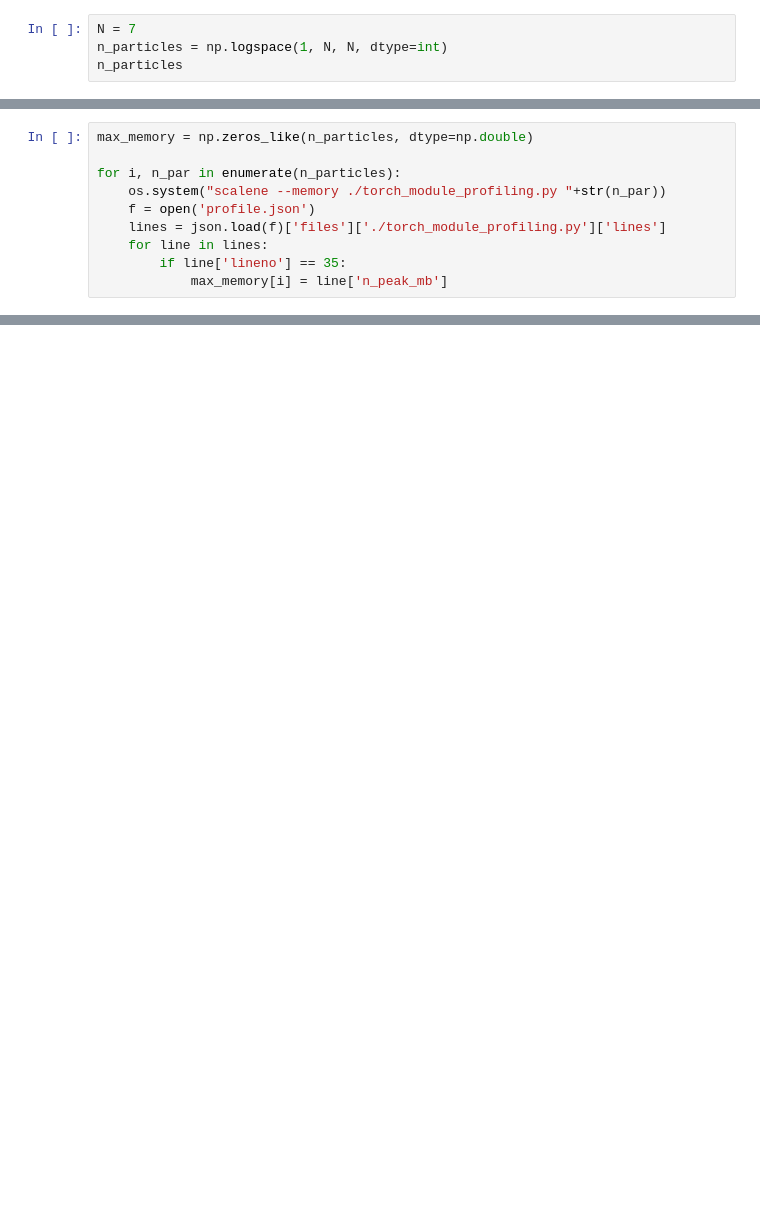
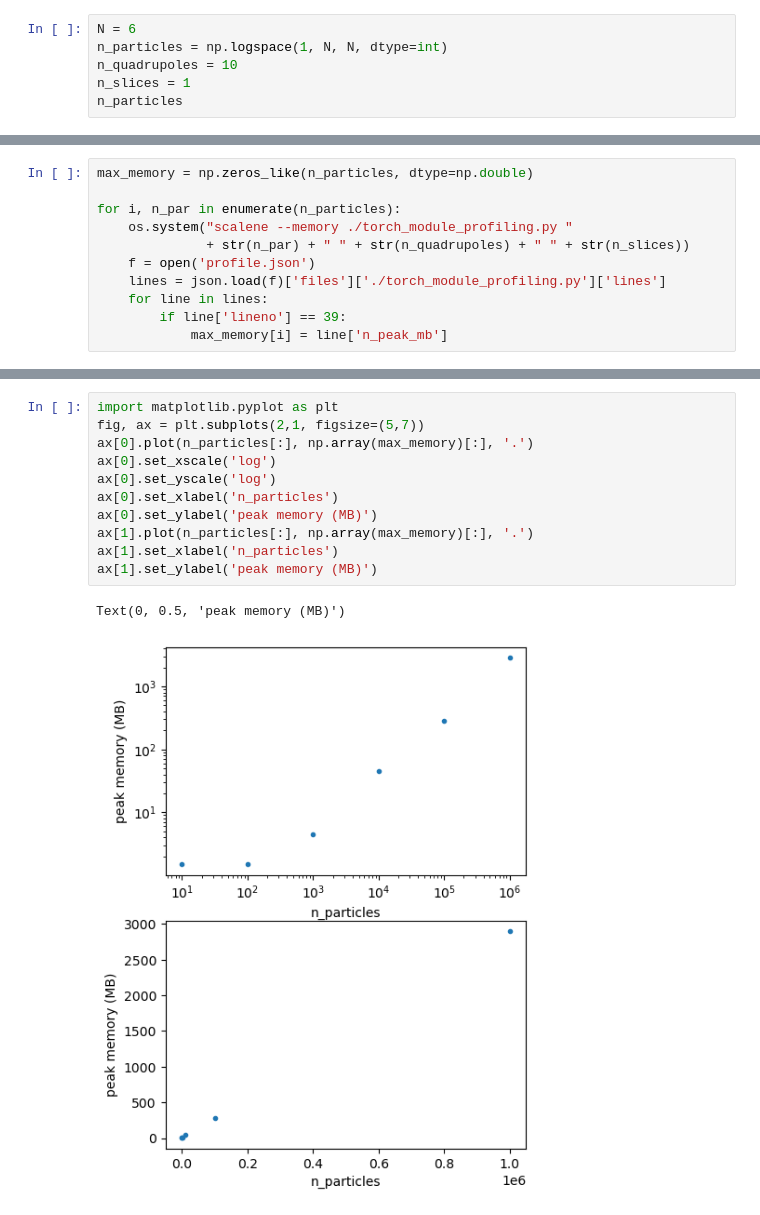
Before and after one commit to bmad-sim/Bmad-X, a Jupyter notebook: dev/torch_module_profiling/torch_module_profiling.ipynb, the cells around one changed output, grey strips where cells are left out. Cells and saved outputs as stored; diff of their text form; blank space fills up the shorter version.

```diff
--- a/dev/torch_module_profiling/torch_module_profiling.ipynb
+++ b/dev/torch_module_profiling/torch_module_profiling.ipynb
@@ -6,6 +5,8 @@ import sys
 import numpy as np
 # %%
-N = 7
+N = 6
 n_particles = np.logspace(1, N, N, dtype=int)
+n_quadrupoles = 10
+n_slices = 1
 n_particles
 # %% [output]
@@ -15,11 +15,12 @@ array([      10,      100,     1000,    10000,   100000,  1000000,
 max_memory = np.zeros_like(n_particles, dtype=np.double)
 
 for i, n_par in enumerate(n_particles):
-    os.system("scalene --memory ./torch_module_profiling.py "+str(n_par))
+    os.system("scalene --memory ./torch_module_profiling.py "
+              + str(n_par) + " " + str(n_quadrupoles) + " " + str(n_slices))
     f = open('profile.json')
     lines = json.load(f)['files']['./torch_module_profiling.py']['lines']
     for line in lines:
-        if line['lineno'] == 35:
+        if line['lineno'] == 39:
             max_memory[i] = line['n_peak_mb']
 # %% [output]
 [E thread_pool.cpp:113] Exception in thread pool task: mutex lock failed: Invalid argument
@@ -52,0 +48,14 @@ array([  1.47760773,   1.4776516 ,   4.43579865,  43.46657848,
+# %%
+import matplotlib.pyplot as plt
+fig, ax = plt.subplots(2,1, figsize=(5,7))
+ax[0].plot(n_particles[:], np.array(max_memory)[:], '.')
+ax[0].set_xscale('log')
+ax[0].set_yscale('log')
+ax[0].set_xlabel('n_particles')
+ax[0].set_ylabel('peak memory (MB)')
+ax[1].plot(n_particles[:], np.array(max_memory)[:], '.')
+ax[1].set_xlabel('n_particles')
+ax[1].set_ylabel('peak memory (MB)')
+# %% [output]
+Text(0, 0.5, 'peak memory (MB)')
+[figure, added]
```
Also changed, not shown: parts of 11 cells of this notebook, 7 other files.
